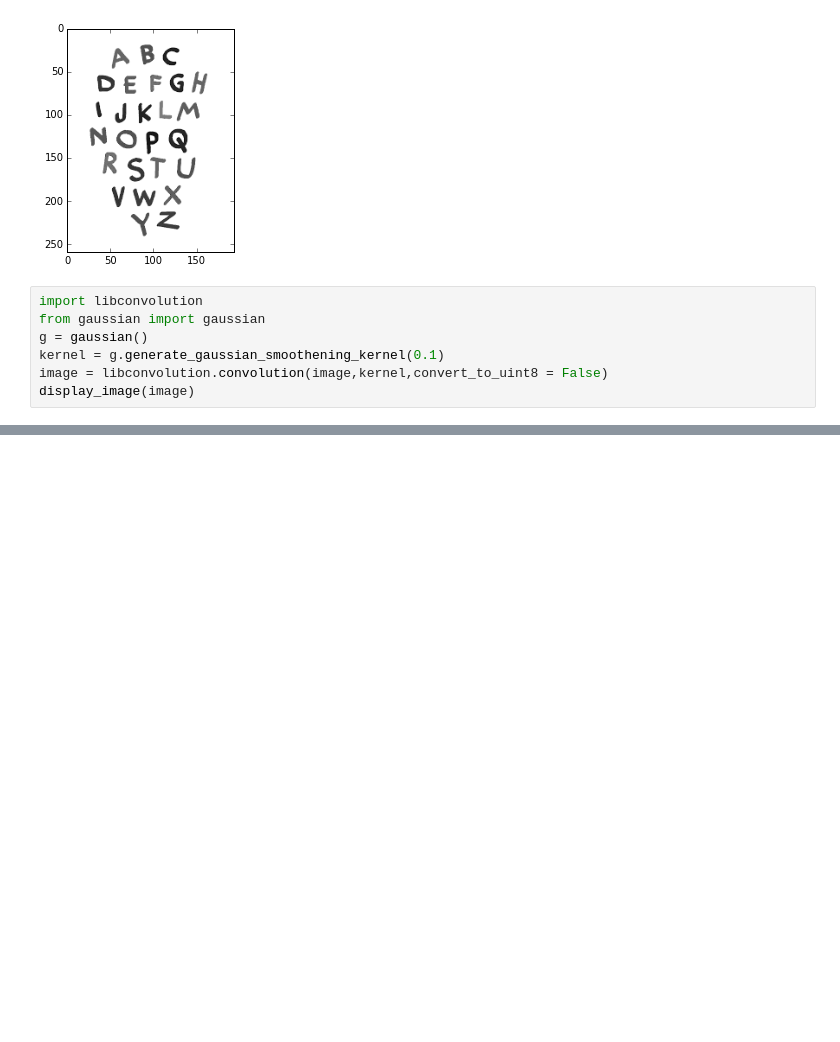
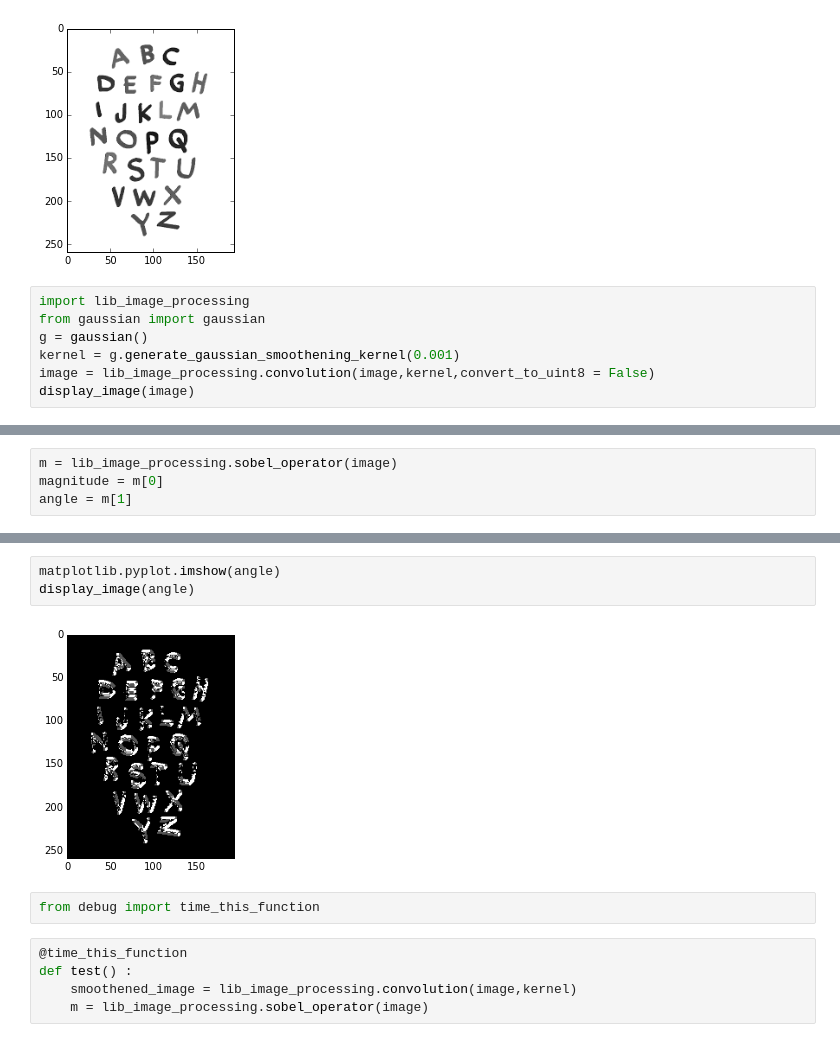
Before and after one commit to RiyanshKarani01235/Python-tutorials, a Jupyter notebook: C library for image processing/7 - Array passing and returning between C and Python/7 - Array passing and returning between C and Python.ipynb, the cells around one changed output, grey strips where cells are left out. Drawn from its saved outputs; the diff is of its cells as text; blank space fills up the shorter version.

Commit message:
implementation of Sobel operator in C

```diff
--- a/C library for image processing/7 - Array passing and returning between C and Python/7 - Array passing and returning between C and Python.ipynb
+++ b/C library for image processing/7 - Array passing and returning between C and Python/7 - Array passing and returning between C and Python.ipynb
@@ -176,11 +142,11 @@ display_image(image)
 # %% [output]
 [figure]
 # %%
-import libconvolution
+import lib_image_processing
 from gaussian import gaussian
 g = gaussian()
-kernel = g.generate_gaussian_smoothening_kernel(0.1)
-image = libconvolution.convolution(image,kernel,convert_to_uint8 = False)
+kernel = g.generate_gaussian_smoothening_kernel(0.001)
+image = lib_image_processing.convolution(image,kernel,convert_to_uint8 = False)
 display_image(image)
 # %% [output]
 255
@@ -212,0 +156,4 @@ display_image(magnitude)
+# %%
+m = lib_image_processing.sobel_operator(image)
+magnitude = m[0]
+angle = m[1]
@@ -212,0 +164,12 @@ display_image(magnitude)
+# %%
+matplotlib.pyplot.imshow(angle)
+display_image(angle)
+# %% [output]
+[figure, added]
+# %%
+from debug import time_this_function
+# %%
+@time_this_function
+def test() :
+    smoothened_image = lib_image_processing.convolution(image,kernel)
+    m = lib_image_processing.sobel_operator(image)
```
Also changed, not shown: parts of 10 cells of this notebook, 5 other files.
